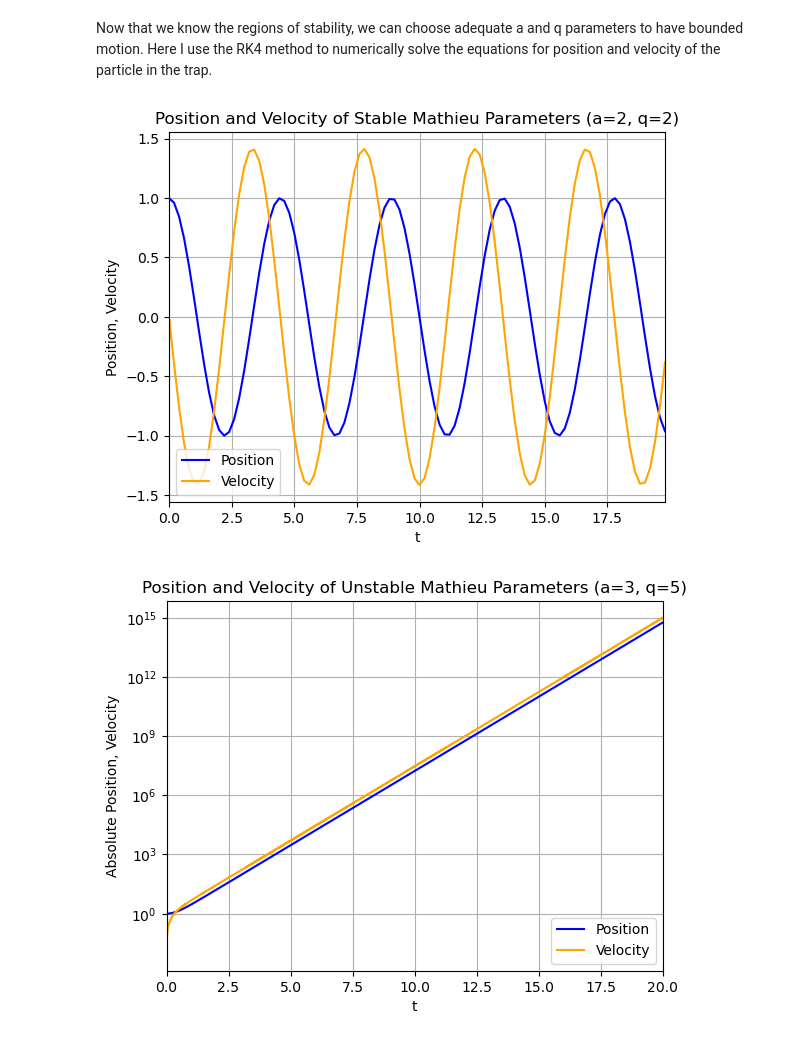
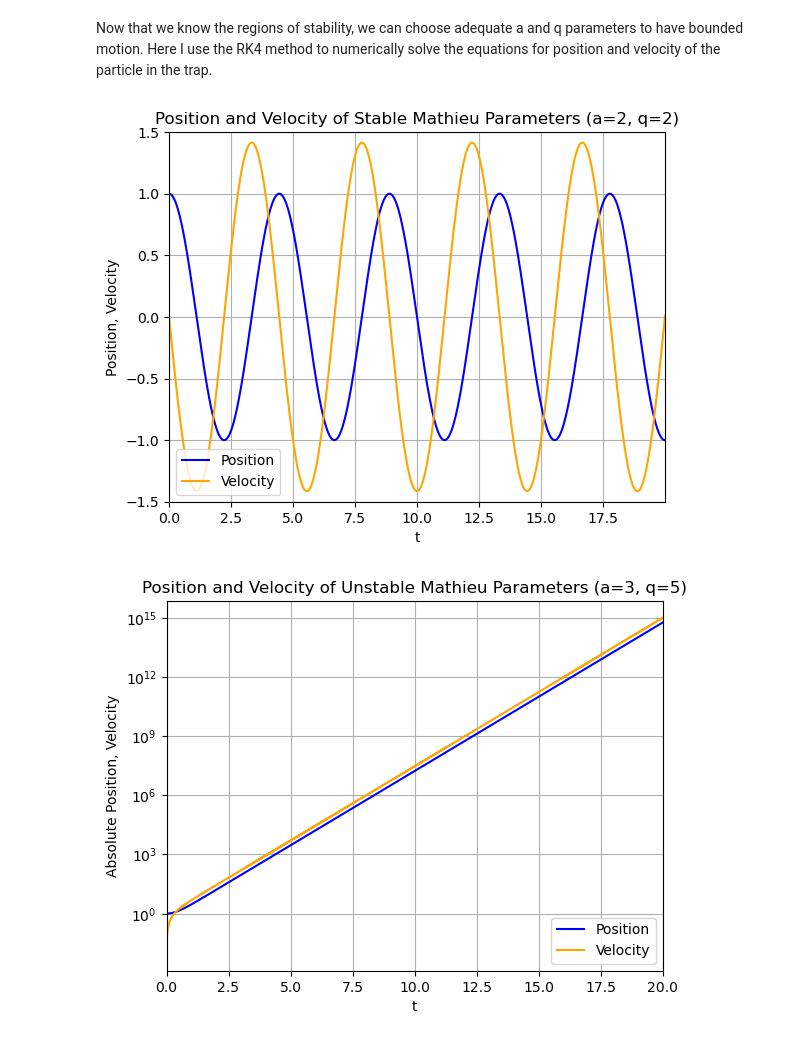
Before and after one commit to ryanamcgill/comp-phys-term-paper, a Jupyter notebook: Paper_Simulations_Figures.ipynb, the cells around one changed output. Drawn from its saved outputs; the diff is of its cells as text; code cells hidden in the pictures.

```diff
--- a/Paper_Simulations_Figures.ipynb
+++ b/Paper_Simulations_Figures.ipynb
@@ -166,35 +166,36 @@ def stable_plot():
         dy2dt =  (a - 2 * q * np.cos(omega_rf * 2 * t)) * y1
         return np.array([dy1dt,dy2dt])
 
     T = 20
-    N = 100
+    N = 10000
     h = T/N
     tpoints = np.arange(0.0,T,h)
     r = np.zeros((N,2))
     r[0] =[y1_0,y2_0]
 
     for i,t in enumerate(tpoints[1:],1):
         k1 = h * mathieu(r[i-1], t, a, q)
         k2 = h * mathieu(r[i-1]+0.5*k1, t+0.5*h, a, q)
         k3 = h * mathieu(r[i-1]+0.5*k2, t+0.5*h, a, q)
         k4 = h * mathieu(r[i-1]+k3, t+h, a, q)
         r[i] = r[i-1] + (k1 + 2*k2 + 2*k3 + k4) / 6.0
 
     stable = r
     t_eval = tpoints
 
     plt.plot(t_eval, stable[:,0], label=r'Position', color='blue')
     plt.plot(t_eval, stable[:,1], label=r'Velocity', color='orange')
     plt.xlabel("t")
     plt.ylabel("Position, Velocity")
     plt.grid()
     plt.title('Position and Velocity of Stable Mathieu Parameters (a=2, q=2)')
     plt.xlim([0, t_eval[-1]])
+    plt.ylim([-1.5, 1.5])
     plt.legend(loc='lower left')
     plt.show()
 stable_plot()
 # %% [output]
-[figure, old version]
+[figure, new version]
 # %%
 # Initial conditions
 y1_0 = 1.0
```
Also changed, not shown: parts of 4 cells of this notebook, 9 other files.
